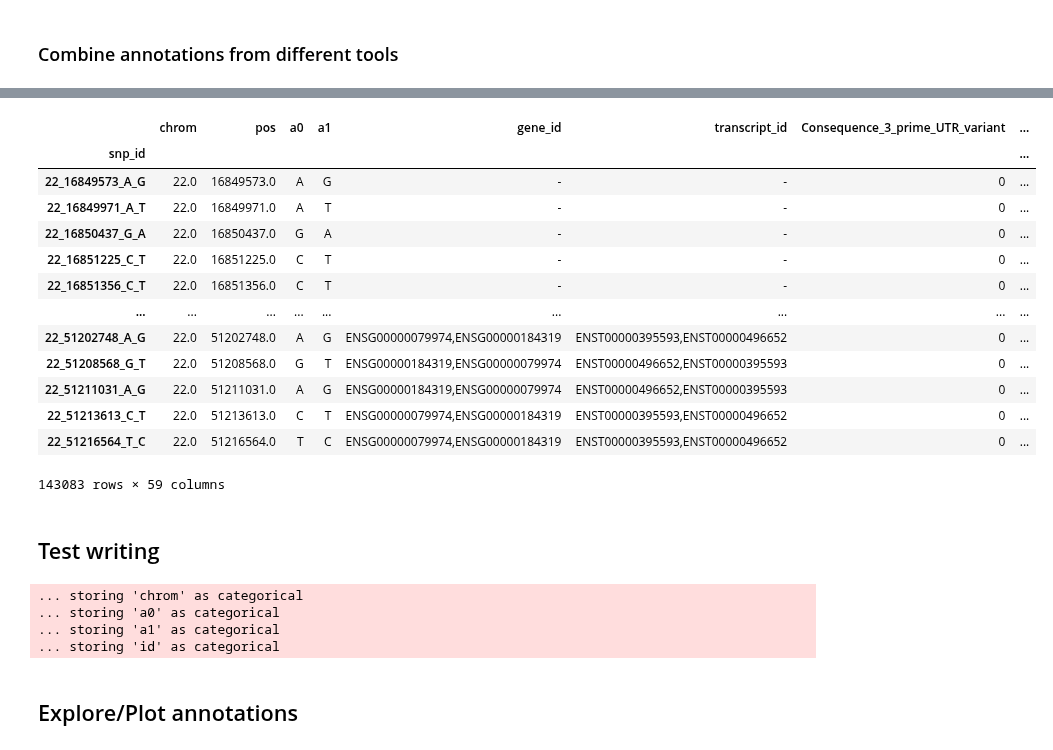
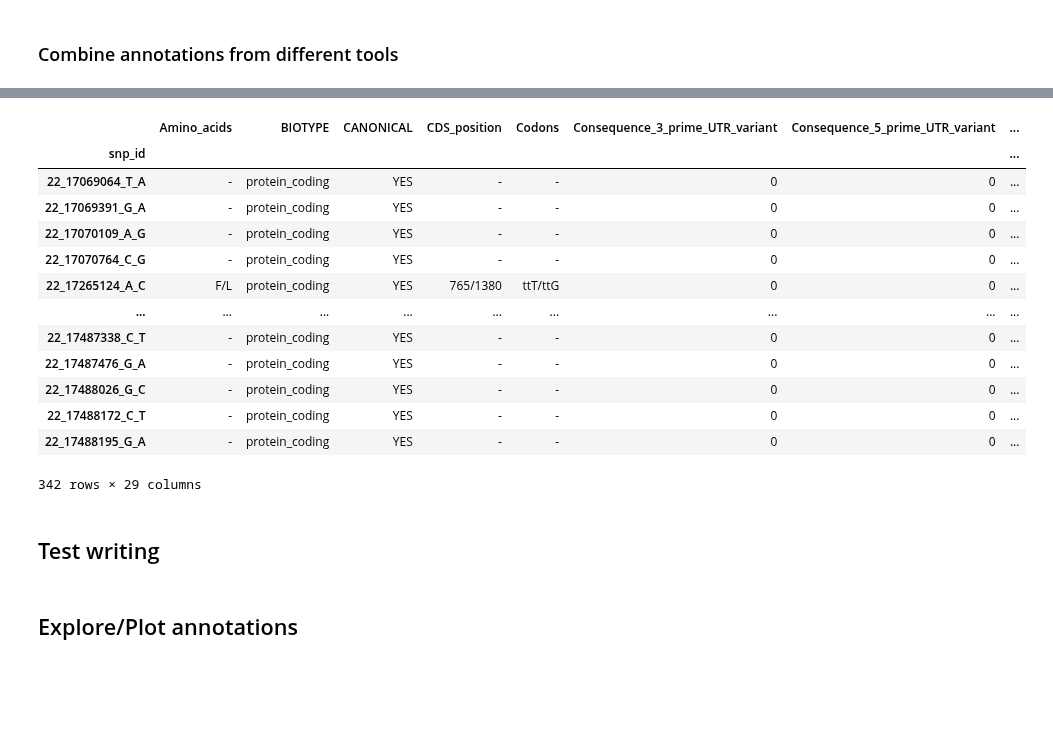
Before and after one commit to theislab/cellink, a Jupyter notebook: docs/tutorials/explore_annotations.ipynb, the cells around one changed output, grey strips where cells are left out. Drawn from its saved outputs; the diff is of its cells as text; code cells hidden in the pictures; blank space fills up the shorter version.

Commit message:
update annotation tutorial

```diff
--- a/docs/tutorials/explore_annotations.ipynb
+++ b/docs/tutorials/explore_annotations.ipynb
@@ -19,5 +9,5 @@ vep_annotation_file = "/s/project/sys_gen_students/2024_2025/project04_rare_vari
 # %%
-package_dir = Path("/data/ouga/home/ag_gagneur/hoev/git/sc-genetics")
+package_dir = Path(cl.__file__).parent.parent.parent
 gdata_path = package_dir / "tests/data/chr22.dose.filtered.R2_0.8.vcz"
 vep_annotation_file = package_dir / "tests/data/variants_vep_annotated.txt"
 # %% [markdown]
@@ -32,3 +37,5 @@ AnnData object with n_obs × n_vars = 1034 × 143083
+# %%
+gdata = gdata[:, :1000]  # subset to some variants to run the noteobook faster
 # %% [markdown]
 ## Write variants to VCF for annotation
 # %%
@@ -146,26 +185,19 @@ cl.tl.aggregate_annotations_for_varm(gdata, "variant_annotation_vep", agg_type="
 # %%
-gdata.varm["variant_annotation"]
+gdata.varm["variant_annotation"].query('BIOTYPE == "protein_coding"')
 # %% [output]
-|  | chrom | pos | a0 | a1 | gene_id | transcript_id | Consequence_3_prime_UTR_variant | ... |
+|  | Amino_acids | BIOTYPE | CANONICAL | CDS_position | Codons | Consequence_3_prime_UTR_variant | Consequence_5_prime_UTR_variant | ... |
 | snp_id |  |  |  |  |  |  |  | ... |
-| 22_16849573_A_G | 22.0 | 16849573.0 | A | G | - | - | 0 | ... |
-| 22_16849971_A_T | 22.0 | 16849971.0 | A | T | - | - | 0 | ... |
-| 22_16850437_G_A | 22.0 | 16850437.0 | G | A | - | - | 0 | ... |
-| 22_16851225_C_T | 22.0 | 16851225.0 | C | T | - | - | 0 | ... |
-| 22_16851356_C_T | 22.0 | 16851356.0 | C | T | - | - | 0 | ... |
+| 22_17069064_T_A | - | protein_coding | YES | - | - | 0 | 0 | ... |
+| 22_17069391_G_A | - | protein_coding | YES | - | - | 0 | 0 | ... |
+| 22_17070109_A_G | - | protein_coding | YES | - | - | 0 | 0 | ... |
+| 22_17070764_C_G | - | protein_coding | YES | - | - | 0 | 0 | ... |
+| 22_17265124_A_C | F/L | protein_coding | YES | 765/1380 | ttT/ttG | 0 | 0 | ... |
 | ... | ... | ... | ... | ... | ... | ... | ... | ... |
-| 22_51202748_A_G | 22.0 | 51202748.0 | A | G | ENSG00000079974,ENSG00000184319 | ENST00000395593,ENST00000496652 | 0 | ... |
-| 22_51208568_G_T | 22.0 | 51208568.0 | G | T | ENSG00000184319,ENSG00000079974 | ENST00000496652,ENST00000395593 | 0 | ... |
-| 22_51211031_A_G | 22.0 | 51211031.0 | A | G | ENSG00000184319,ENSG00000079974 | ENST00000496652,ENST00000395593 | 0 | ... |
-| 22_51213613_C_T | 22.0 | 51213613.0 | C | T | ENSG00000079974,ENSG00000184319 | ENST00000395593,ENST00000496652 | 0 | ... |
-| 22_51216564_T_C | 22.0 | 51216564.0 | T | C | ENSG00000079974,ENSG00000184319 | ENST00000395593,ENST00000496652 | 0 | ... |
+| 22_17487338_C_T | - | protein_coding | YES | - | - | 0 | 0 | ... |
+| 22_17487476_G_A | - | protein_coding | YES | - | - | 0 | 0 | ... |
+| 22_17488026_G_C | - | protein_coding | YES | - | - | 0 | 0 | ... |
+| 22_17488172_C_T | - | protein_coding | YES | - | - | 0 | 0 | ... |
+| 22_17488195_G_A | - | protein_coding | YES | - | - | 0 | 0 | ... |
-143083 rows × 59 columns
+342 rows × 29 columns
 # %% [markdown]
 ## Test writing
-# %%
-gdata.write("gdata.h5ad")  # test
-# %% [output]
-... storing 'chrom' as categorical
-... storing 'a0' as categorical
-... storing 'a1' as categorical
-... storing 'id' as categorical
```
Also changed, not shown: parts of 39 cells of this notebook.
